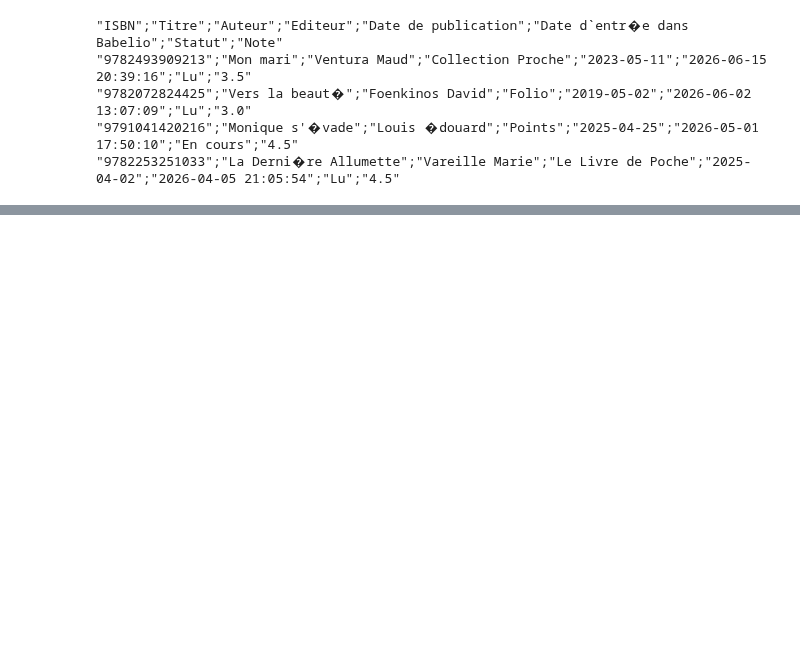
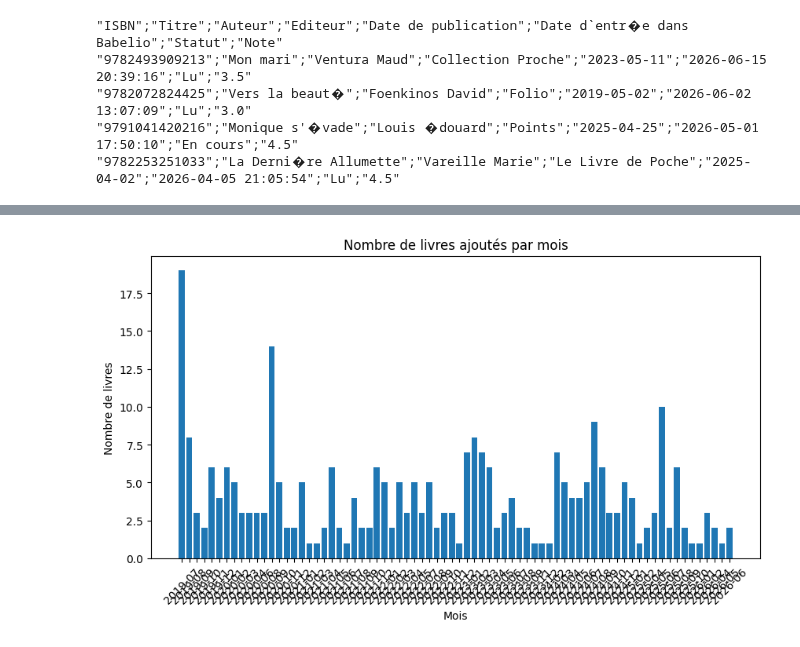
Before and after one commit to superpoupette/data-tab, a Jupyter notebook: notebooks/01_exploration.ipynb, the cells around one changed output, grey strips where cells are left out. Drawn from its saved outputs; the diff is of its cells as text; code cells hidden in the pictures; blank space fills up the shorter version.

```diff
--- a/notebooks/01_exploration.ipynb
+++ b/notebooks/01_exploration.ipynb
@@ -141,0 +174,30 @@ ParserError: Error tokenizing data. C error: Expected 1 fields in line 6, saw 2
+# %%
+import matplotlib.pyplot as plt
+import pandas as pd
+
+# Conversion de la date d'entrée
+livres["date_entree"] = pd.to_datetime(livres["Date d`entrée dans Babelio"])
+
+# Création du mois
+livres["mois"] = livres["date_entree"].dt.to_period("M")
+
+# Nombre de livres par mois
+livres_par_mois = livres.groupby("mois").size()
+
+# Graphique
+plt.figure(figsize=(10, 5))
+
+plt.bar(
+    livres_par_mois.index.astype(str),
+    livres_par_mois.values
+)
+
+plt.xlabel("Mois")
+plt.ylabel("Nombre de livres")
+plt.title("Nombre de livres ajoutés par mois")
+
+plt.xticks(rotation=45)
+
+plt.show()
+# %% [output]
+[figure, added]
```
Also changed, not shown: parts of 7 cells of this notebook.
